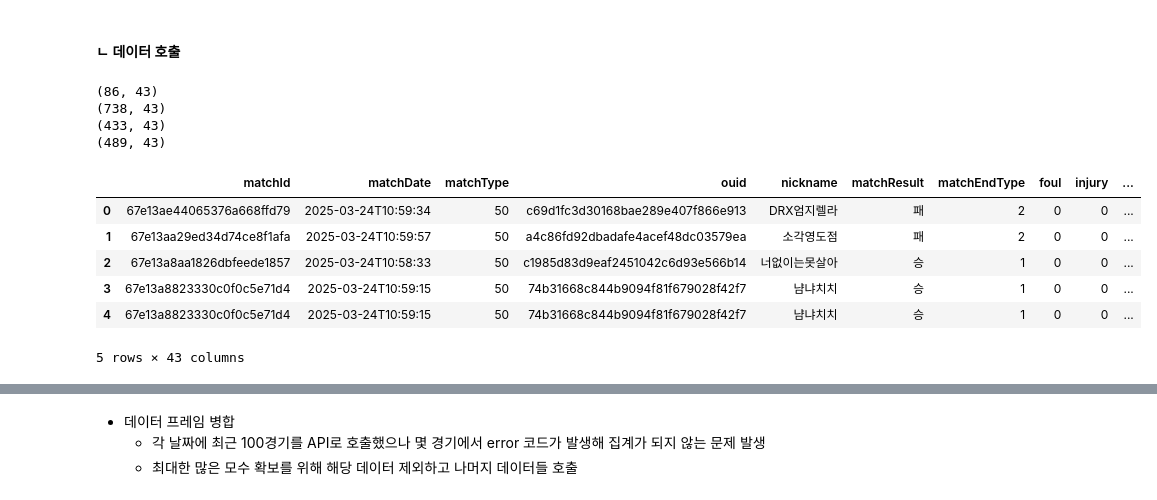
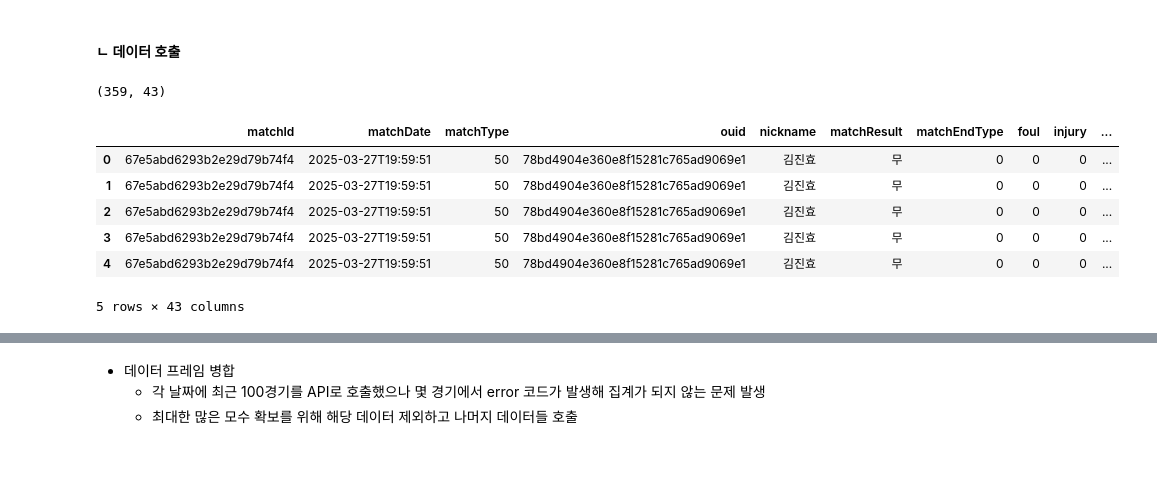
Before and after one commit to harrym8n/Proj_FC_Online, a Jupyter notebook: fconline_build_model.ipynb, the cells around one changed output, grey strips where cells are left out. Cells and saved outputs as stored; diff of their text form; code cells hidden in the pictures; blank space fills up the shorter version.

```diff
--- a/fconline_build_model.ipynb
+++ b/fconline_build_model.ipynb
@@ -61,29 +61,19 @@ warnings.filterwarnings('ignore')
 #### ㄴ 데이터 호출
 # %%
 # 데이터 프레임 생성
-match_df_1 = pd.read_csv('data/250324_recent_matches.csv', encoding='utf-8-sig')
-match_df_2 = pd.read_csv('data/250325_recent_matches.csv', encoding='utf-8-sig')
-match_df_3 = pd.read_csv('data/250326_recent_matches.csv', encoding='utf-8-sig')
-match_df_4 = pd.read_csv('data/250327_recent_matches.csv', encoding='utf-8-sig')
+new_match_df_1 = pd.read_csv('/Users/Moon/Airflow/data/25032721_cleaned_match_data.csv', encoding='utf-8-sig')
+new_match_df_1 = pd.read_csv('/Users/Moon/Airflow/data/25032721_cleaned_match_data.csv', encoding='utf-8-sig')
+print(new_match_df_1.shape) # 3/24기준 최근 100경기 데이터
+# %% [output]
+(359, 43)
-# %%
-# 각 데이터 프레임 크기 확인
-print(match_df_1.shape) # 3/24기준 최근 100경기 데이터
-print(match_df_2.shape) # 3/25기준 최근 100경기 데이터
-print(match_df_3.shape) # 3/26기준 최근 100경기 데이터
-print(match_df_4.shape) # 3/27기준 최근 100경기 데이터
-# %% [output]
-(86, 43)
-(738, 43)
-(433, 43)
-(489, 43)
 # %%
 # 데이터 프레임 확인
-match_df_1.head()
+new_match_df_1.head()
 # %% [output]
 |  | matchId | matchDate | matchType | ouid | nickname | matchResult | matchEndType | foul | injury | ... |
-| 0 | 67e13ae44065376a668ffd79 | 2025-03-24T10:59:34 | 50 | c69d1fc3d30168bae289e407f866e913 | DRX엄지렐라 | 패 | 2 | 0 | 0 | ... |
-| 1 | 67e13aa29ed34d74ce8f1afa | 2025-03-24T10:59:57 | 50 | a4c86fd92dbadafe4acef48dc03579ea | 소각영도점 | 패 | 2 | 0 | 0 | ... |
-| 2 | 67e13a8aa1826dbfeede1857 | 2025-03-24T10:58:33 | 50 | c1985d83d9eaf2451042c6d93e566b14 | 너없이는못살아 | 승 | 1 | 0 | 0 | ... |
-| 3 | 67e13a8823330c0f0c5e71d4 | 2025-03-24T10:59:15 | 50 | 74b31668c844b9094f81f679028f42f7 | 냠냐치치 | 승 | 1 | 0 | 0 | ... |
-| 4 | 67e13a8823330c0f0c5e71d4 | 2025-03-24T10:59:15 | 50 | 74b31668c844b9094f81f679028f42f7 | 냠냐치치 | 승 | 1 | 0 | 0 | ... |
+| 0 | 67e5abd6293b2e29d79b74f4 | 2025-03-27T19:59:51 | 50 | 78bd4904e360e8f15281c765ad9069e1 | 김진효 | 무 | 0 | 0 | 0 | ... |
+| 1 | 67e5abd6293b2e29d79b74f4 | 2025-03-27T19:59:51 | 50 | 78bd4904e360e8f15281c765ad9069e1 | 김진효 | 무 | 0 | 0 | 0 | ... |
+| 2 | 67e5abd6293b2e29d79b74f4 | 2025-03-27T19:59:51 | 50 | 78bd4904e360e8f15281c765ad9069e1 | 김진효 | 무 | 0 | 0 | 0 | ... |
+| 3 | 67e5abd6293b2e29d79b74f4 | 2025-03-27T19:59:51 | 50 | 78bd4904e360e8f15281c765ad9069e1 | 김진효 | 무 | 0 | 0 | 0 | ... |
+| 4 | 67e5abd6293b2e29d79b74f4 | 2025-03-27T19:59:51 | 50 | 78bd4904e360e8f15281c765ad9069e1 | 김진효 | 무 | 0 | 0 | 0 | ... |
 5 rows × 43 columns
```
Also changed, not shown: parts of 47 cells of this notebook, 2 other files.
